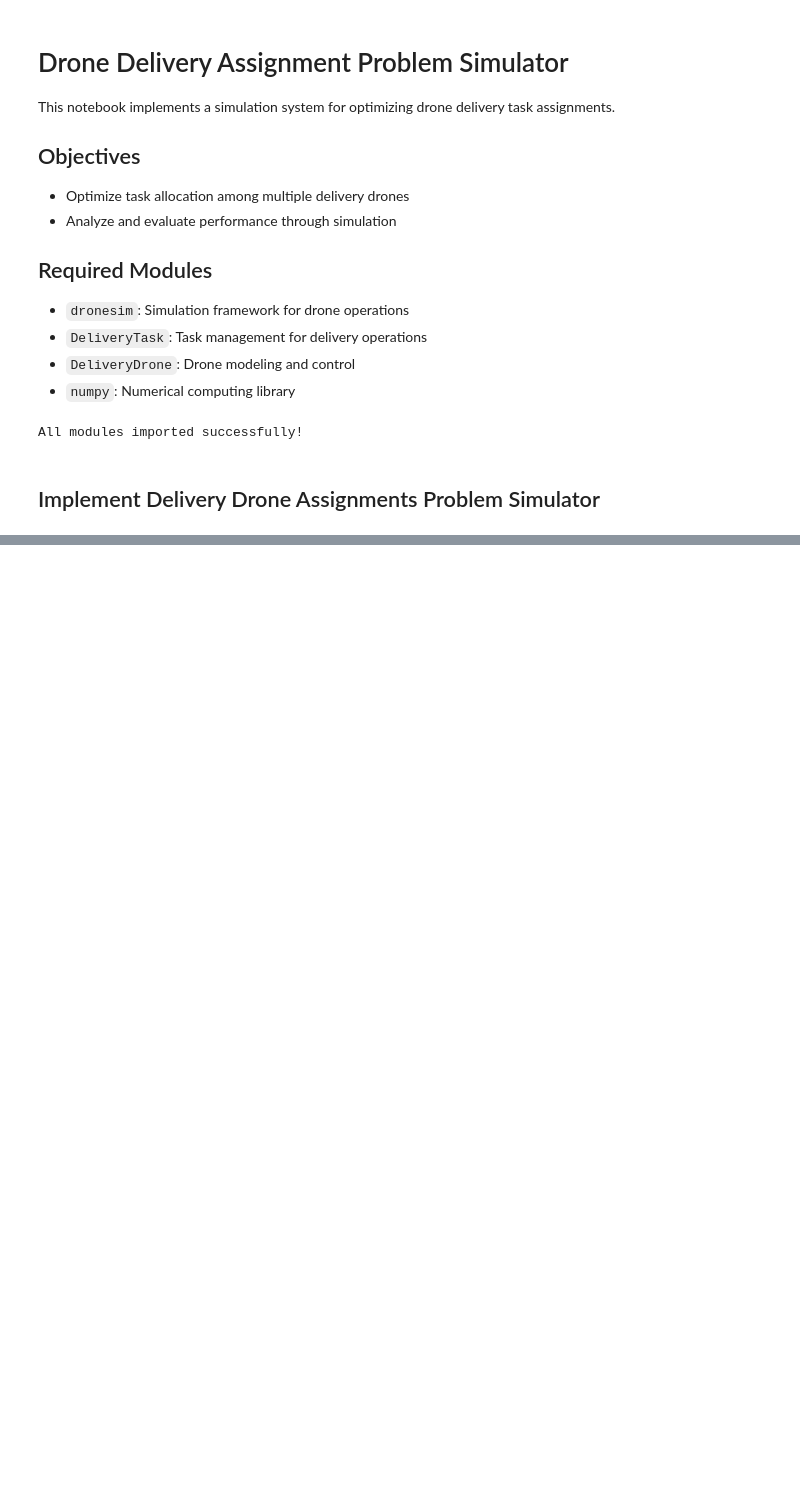
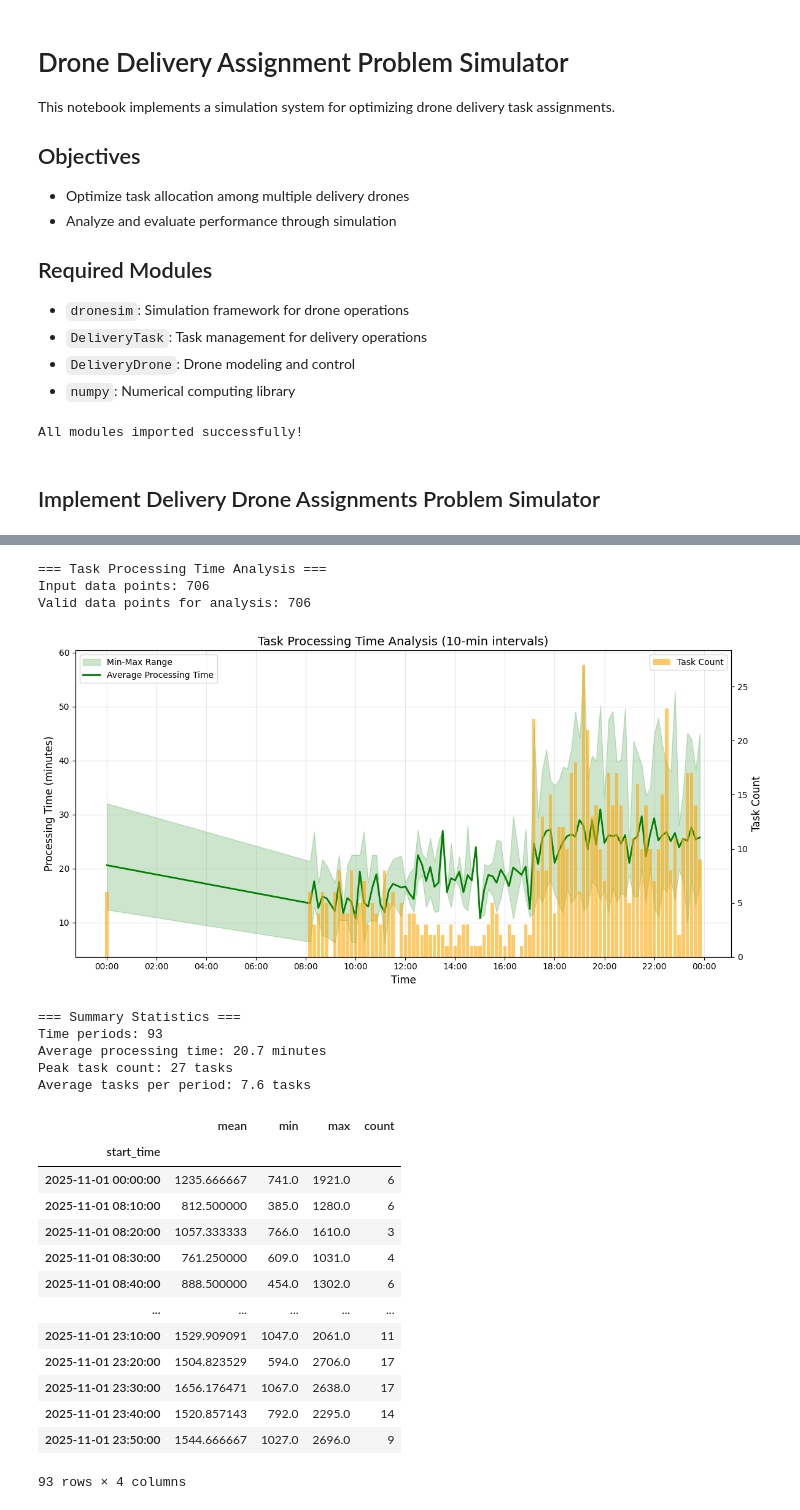
Before and after one commit to sangaje/Drone_Assignment_Simulator, a Jupyter notebook: example/Assignments_Sim.ipynb, the cells around one changed output, grey strips where cells are left out. Cells and saved outputs as stored; diff of their text form; code cells hidden in the pictures; blank space fills up the shorter version.

```diff
--- a/example/Assignments_Sim.ipynb
+++ b/example/Assignments_Sim.ipynb
@@ -84,0 +364,27 @@ class DroneAssignmentsProblemSimulator(Simulator[DeliveryDrone, DeliveryTask]):
+# %%
+# Fair Strategy - Task Processing Times
+p.task_processing_times()
+# %% [output]
+=== Task Processing Time Analysis ===
+Input data points: 706
+Valid data points for analysis: 706
+[figure, added]
+=== Summary Statistics ===
+Time periods: 93
+Average processing time: 20.7 minutes
+Peak task count: 27 tasks
+Average tasks per period: 7.6 tasks
+|  | mean | min | max | count |
+| start_time |  |  |  |  |
+| 2025-11-01 00:00:00 | 1235.666667 | 741.0 | 1921.0 | 6 |
+| 2025-11-01 08:10:00 | 812.500000 | 385.0 | 1280.0 | 6 |
+| 2025-11-01 08:20:00 | 1057.333333 | 766.0 | 1610.0 | 3 |
+| 2025-11-01 08:30:00 | 761.250000 | 609.0 | 1031.0 | 4 |
+| 2025-11-01 08:40:00 | 888.500000 | 454.0 | 1302.0 | 6 |
+| ... | ... | ... | ... | ... |
+| 2025-11-01 23:10:00 | 1529.909091 | 1047.0 | 2061.0 | 11 |
+| 2025-11-01 23:20:00 | 1504.823529 | 594.0 | 2706.0 | 17 |
+| 2025-11-01 23:30:00 | 1656.176471 | 1067.0 | 2638.0 | 17 |
+| 2025-11-01 23:40:00 | 1520.857143 | 792.0 | 2295.0 | 14 |
+| 2025-11-01 23:50:00 | 1544.666667 | 1027.0 | 2696.0 | 9 |
+93 rows × 4 columns
```
Also changed, not shown: parts of 19 cells of this notebook, 18 other files.
